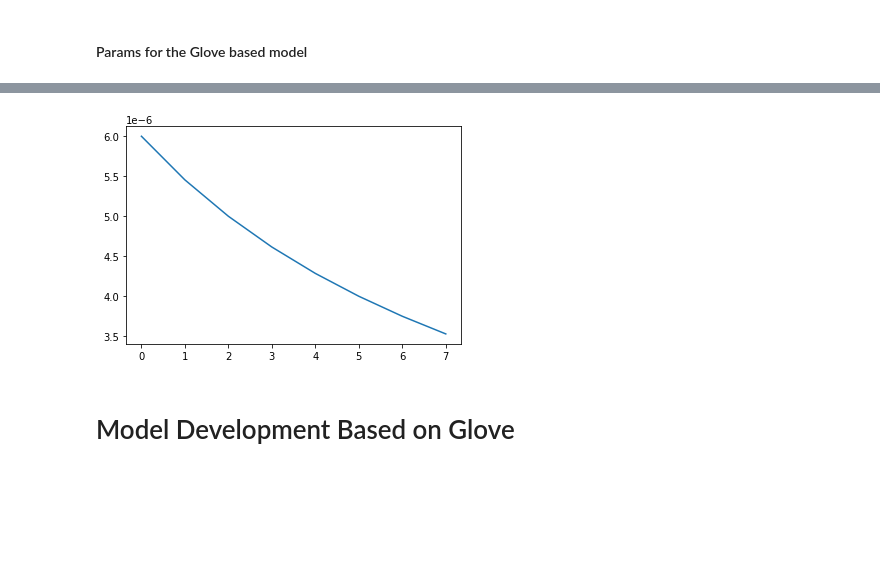
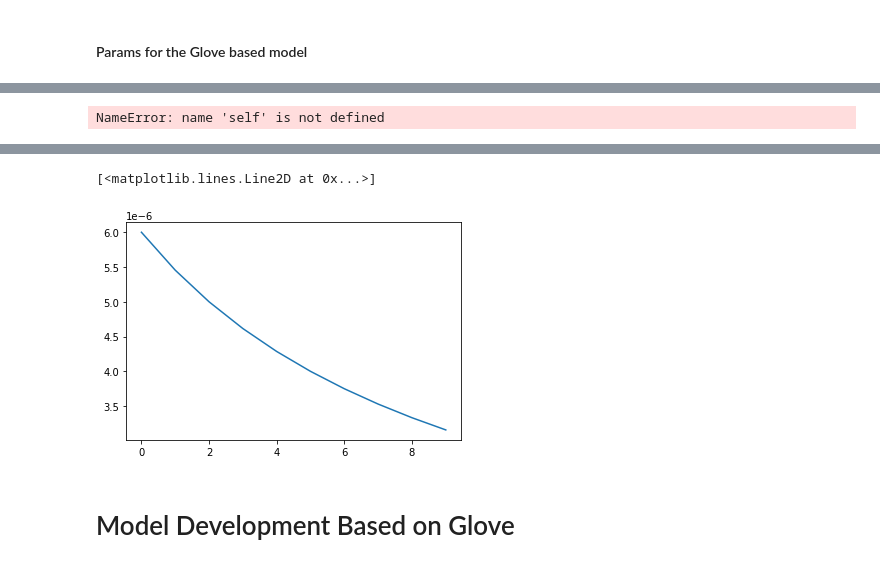
Before and after one commit to IIIskiplikIII/phrase2phrase-match-ai, a Jupyter notebook: phrase_2_phrase_matching.ipynb, the cells around one changed output, grey strips where cells are left out. Drawn from its saved outputs; the diff is of its cells as text; code cells hidden in the pictures; blank space fills up the shorter version.

Commit message:
Some main changes - dataset implemented for train and test data - input corpus seperated with toknzr separator token

```diff
--- a/phrase_2_phrase_matching.ipynb
+++ b/phrase_2_phrase_matching.ipynb
@@ -440,21 +523,31 @@ def lr_scheduler(epoch):
   """
   Returns a custom learning rate that decreases as epochs progress.
   """
-  decay = 0.01 #1
-  init_lr = lr_deberta
-  learning_rate = init_lr * (1 / (1 + decay * epoch))
+  #decay = config.decay
+  #init_lr = config.learning_rate
+
+  learning_rate = config.learning_rate * (1 / (1 + config.decay * epoch))
 
   tf.summary.scalar('learning rate', data=learning_rate, step=epoch)
   return learning_rate
 
-#rlrop = ReduceLROnPlateau(monitor='val_loss', factor=0.1, patience=2)
 
-tensorboard_callback = tf.keras.callbacks.TensorBoard(log_dir=get_run_logdir(root_logdir,"nlp_phrase2phrase"), histogram_freq=1)
-tensorboard_callback_deberta = tf.keras.callbacks.TensorBoard(log_dir=get_run_logdir(root_logdir,"nlp_phrase2phrase_deberta"), histogram_freq=1)
-lr_callback_deberta = tf.keras.callbacks.LearningRateScheduler(lr_scheduler)
+def lr_scheduler_2(epoch):
+    learning_rate = 2e-6 # 0.000006
+    if epoch == 0:
+        return learning_rate * 0.06 #0.000006
+    else:
+        return learning_rate * (0.9**epoch)
 
-checkpoint_cb_deberta = keras.callbacks.ModelCheckpoint("trained_model_cp.h5", save_best_only=True, save_weights_only=True, save_freq='epoch', monitor='val_loss')
-earlystopping_deberta = keras.callbacks.EarlyStopping(monitor='val_loss', patience=3)
+
+tensorboard_callback = tf.keras.callbacks.TensorBoard(log_dir=get_run_logdir(config.root_logdir_tb,"nlp_phrase2phrase"), histogram_freq=1)
+tensorboard_callback_roberta = tf.keras.callbacks.TensorBoard(log_dir=get_run_logdir(config.root_logdir_tb,"nlp_phrase2phrase_roberta"), histogram_freq=1)
+lr_callback_roberta = tf.keras.callbacks.LearningRateScheduler(lr_scheduler)
+
+checkpoint_cb_roberta = keras.callbacks.ModelCheckpoint("trained_model_cp.h5", save_best_only=True, save_weights_only=True, monitor='val_loss', save_freq='epoch')
+earlystopping_roberta = keras.callbacks.EarlyStopping(monitor='val_loss', patience=3, restore_best_weights=True)
+# %% [output]
+NameError: name 'self' is not defined
 # %%
-plt.plot([lr_scheduler(e) for e in range(8)])
+plt.plot([lr_scheduler(e) for e in range(10)])
 # %% [output]
@@ -462,4 +560,5 @@ plt.plot([lr_scheduler(e) for e in range(8)])
+[<matplotlib.lines.Line2D at 0x...>]
-[figure, old version]
+[figure, new version]
 # %% [markdown]
 # Model Development Based on Glove
 # %% [markdown]
```
Also changed, not shown: parts of 67 cells of this notebook.
